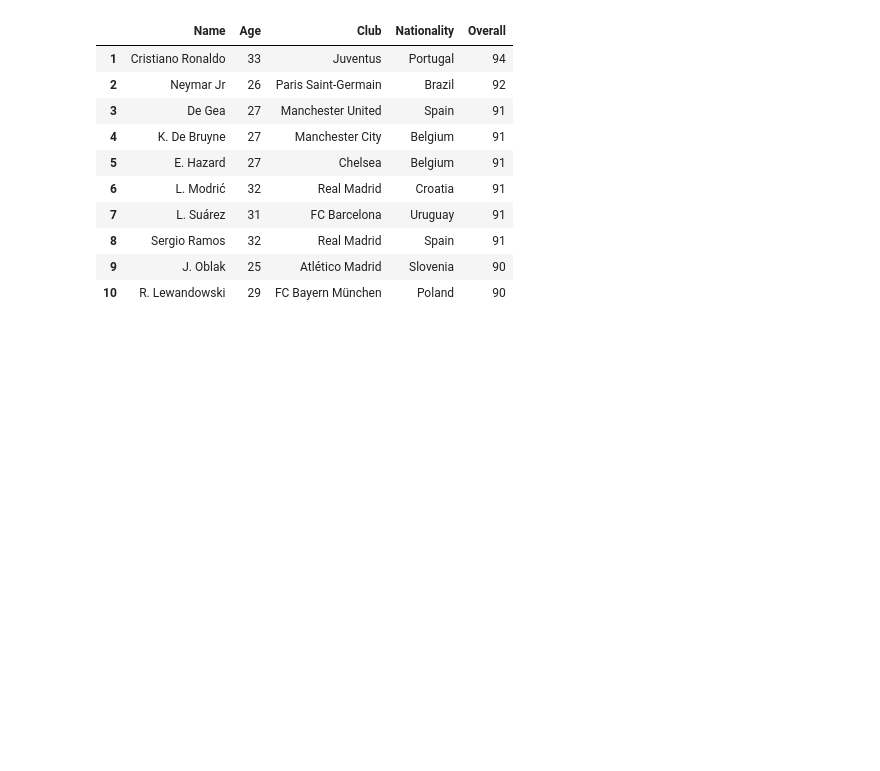
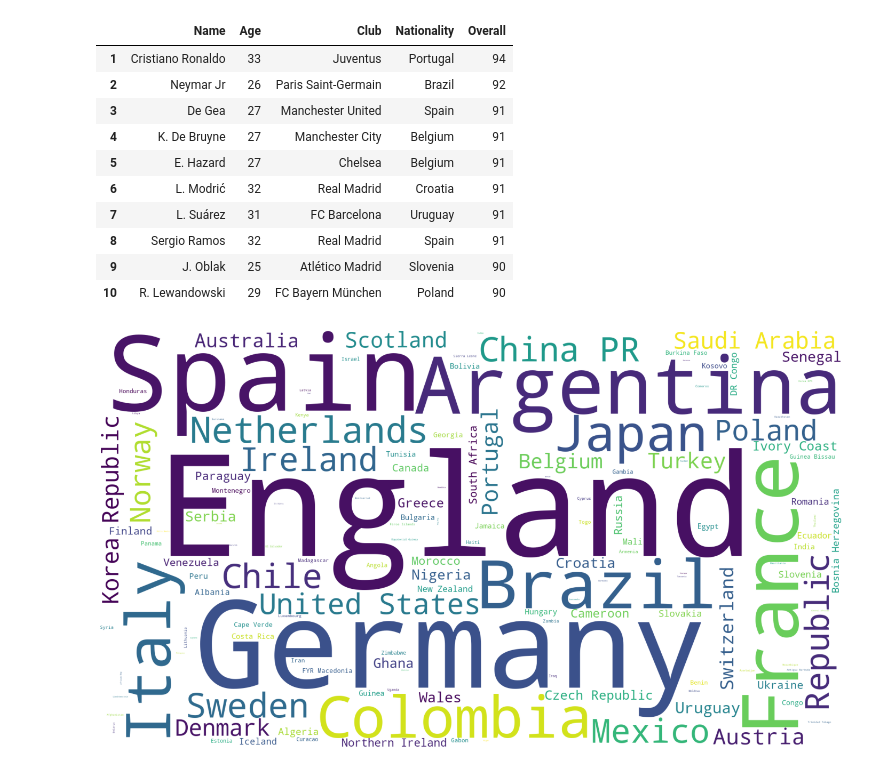
Before and after one commit to treinaweb/treinaweb-data-science-agrupamento-com-classificacao, a Jupyter notebook: ProjetoDataScience.ipynb, the cells around one changed output. Cells and saved outputs as stored; diff of their text form; code cells hidden in the pictures; blank space fills up the shorter version.

```diff
--- a/ProjetoDataScience.ipynb
+++ b/ProjetoDataScience.ipynb
@@ -91,3 +91,17 @@ top10_destro
 | 8 | Sergio Ramos | 32 | Real Madrid | Spain | 91 |
 | 9 | J. Oblak | 25 | Atlético Madrid | Slovenia | 90 |
 | 10 | R. Lewandowski | 29 | FC Bayern München | Poland | 90 |
+# %%
+plt.subplots(figsize=(25, 15))
+wordcloud = WordCloud(
+    background_color='white',
+    width=1920,
+    height=1080
+).generate(" ".join(df.Nationality))
+
+plt.imshow(wordcloud)
+plt.axis('off')
+plt.savefig('Nacionalidade.png')
+plt.show()
+# %% [output]
+[figure, added]
```
Also changed, not shown: parts of 2 cells of this notebook, 1 other file.
